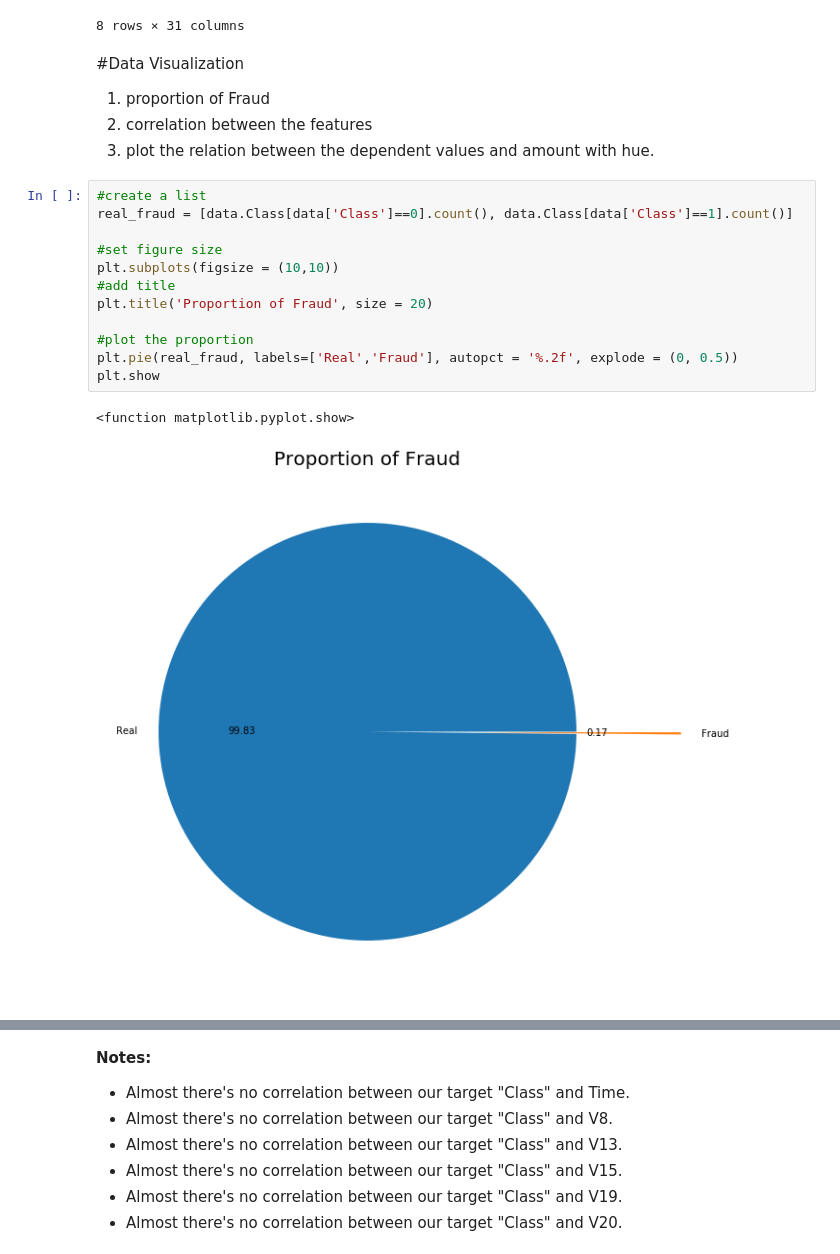
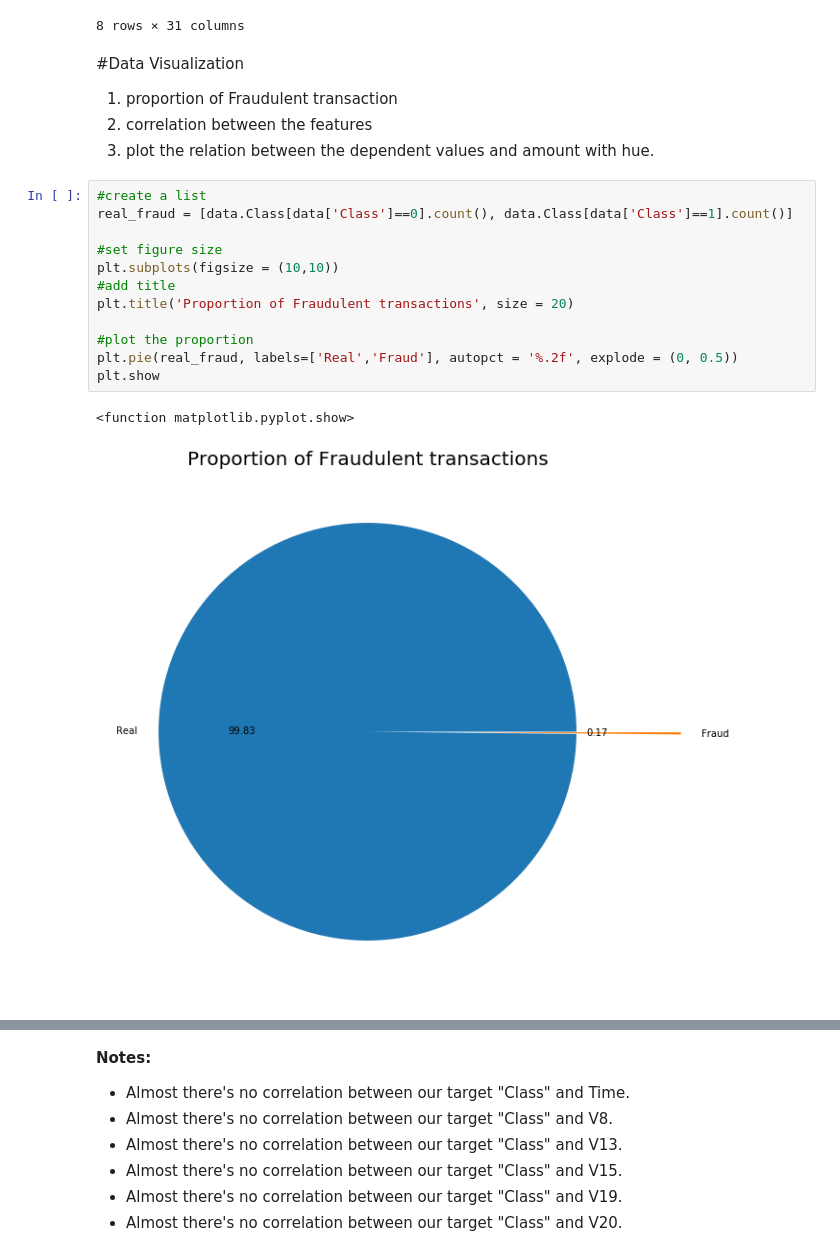
Before and after one commit to mustafa1adel/Credit-Card-Fraud-Detection, a Jupyter notebook: CreditCardFraudDetection.ipynb, the cells around one changed output, grey strips where cells are left out. Cells and saved outputs as stored; diff of their text form.

```diff
--- a/CreditCardFraudDetection.ipynb
+++ b/CreditCardFraudDetection.ipynb
@@ -119,23 +91,23 @@ data.describe()
 8 rows × 31 columns
 # %% [markdown]
 #Data Visualization
-1. proportion of Fraud
+1. proportion of Fraudulent transaction
 2. correlation between the features
 3. plot the relation between the dependent values and amount with hue.
 # %%
 #create a list
 real_fraud = [data.Class[data['Class']==0].count(), data.Class[data['Class']==1].count()]
 
 #set figure size
 plt.subplots(figsize = (10,10))
 #add title
-plt.title('Proportion of Fraud', size = 20)
+plt.title('Proportion of Fraudulent transactions', size = 20)
 
 #plot the proportion
 plt.pie(real_fraud, labels=['Real','Fraud'], autopct = '%.2f', explode = (0, 0.5))
 plt.show
 # %% [output]
 <function matplotlib.pyplot.show>
-[figure, old version]
+[figure, new version]
 # %% [markdown]
 **Notes:**
```
Also changed, not shown: parts of 13 cells of this notebook.
